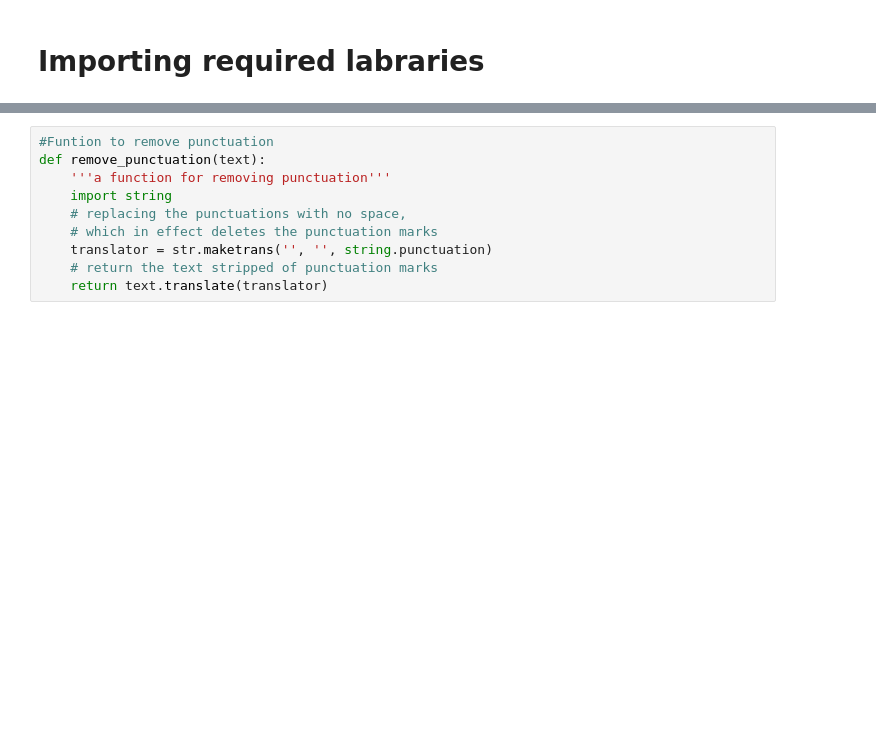
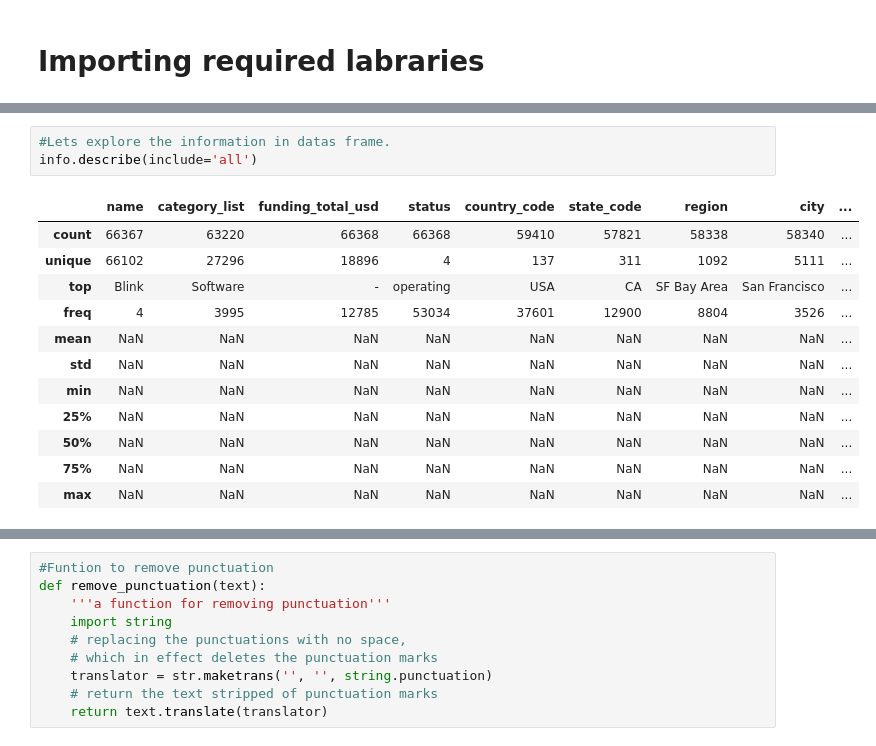
Before and after one commit to NileshCT/EDA_PROJECT, a Jupyter notebook: EDA_Project.ipynb, the cells around one changed output, grey strips where cells are left out. Cells and saved outputs as stored; diff of their text form; blank space fills up the shorter version.

```diff
--- a/EDA_Project.ipynb
+++ b/EDA_Project.ipynb
@@ -131,0 +147,16 @@ data2.drop(["last_funding_at","first_funding_at","founded_at","funding_rounds","
+# %%
+#Lets explore the information in datas frame.
+info.describe(include='all')
+# %% [output]
+|  | name | category_list | funding_total_usd | status | country_code | state_code | region | city | ... |
+| count | 66367 | 63220 | 66368 | 66368 | 59410 | 57821 | 58338 | 58340 | ... |
+| unique | 66102 | 27296 | 18896 | 4 | 137 | 311 | 1092 | 5111 | ... |
+| top | Blink | Software | - | operating | USA | CA | SF Bay Area | San Francisco | ... |
+| freq | 4 | 3995 | 12785 | 53034 | 37601 | 12900 | 8804 | 3526 | ... |
+| mean | NaN | NaN | NaN | NaN | NaN | NaN | NaN | NaN | ... |
+| std | NaN | NaN | NaN | NaN | NaN | NaN | NaN | NaN | ... |
+| min | NaN | NaN | NaN | NaN | NaN | NaN | NaN | NaN | ... |
+| 25% | NaN | NaN | NaN | NaN | NaN | NaN | NaN | NaN | ... |
+| 50% | NaN | NaN | NaN | NaN | NaN | NaN | NaN | NaN | ... |
+| 75% | NaN | NaN | NaN | NaN | NaN | NaN | NaN | NaN | ... |
+| max | NaN | NaN | NaN | NaN | NaN | NaN | NaN | NaN | ... |
```
Also changed, not shown: parts of 65 cells of this notebook.
